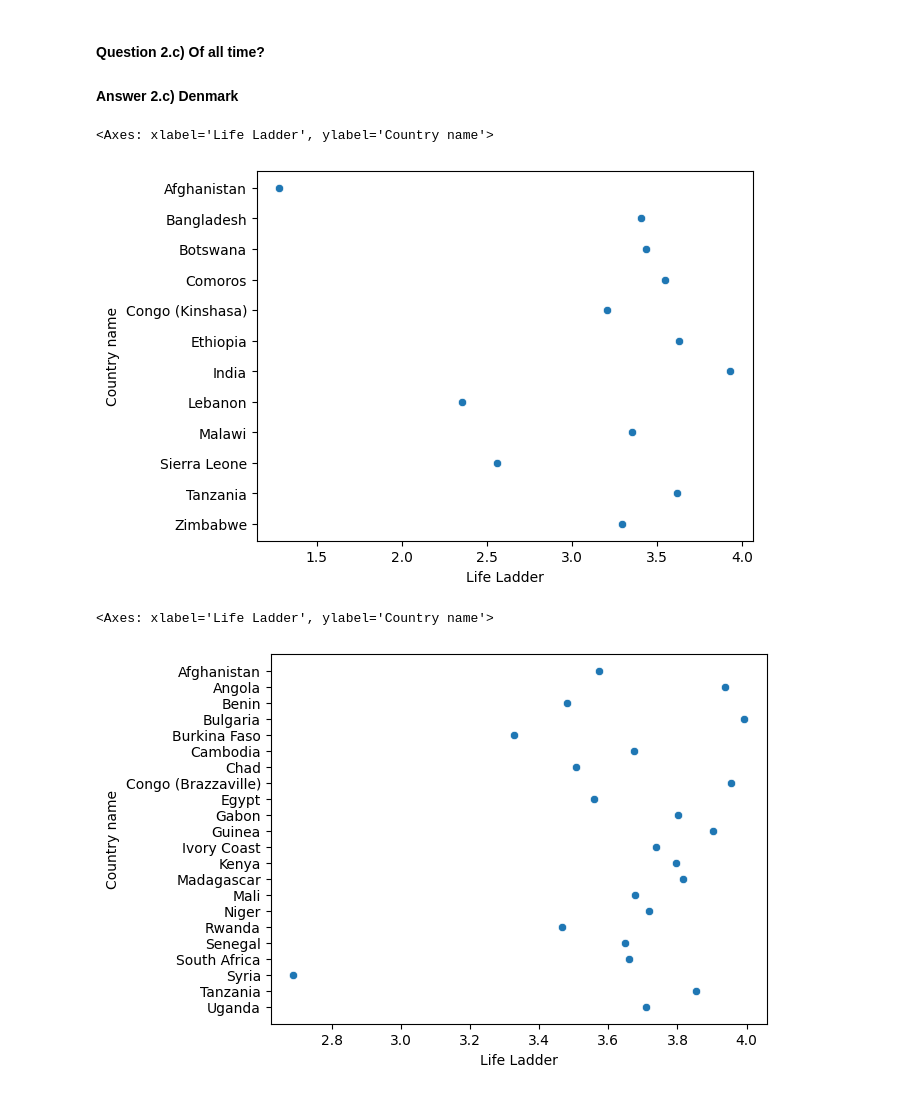
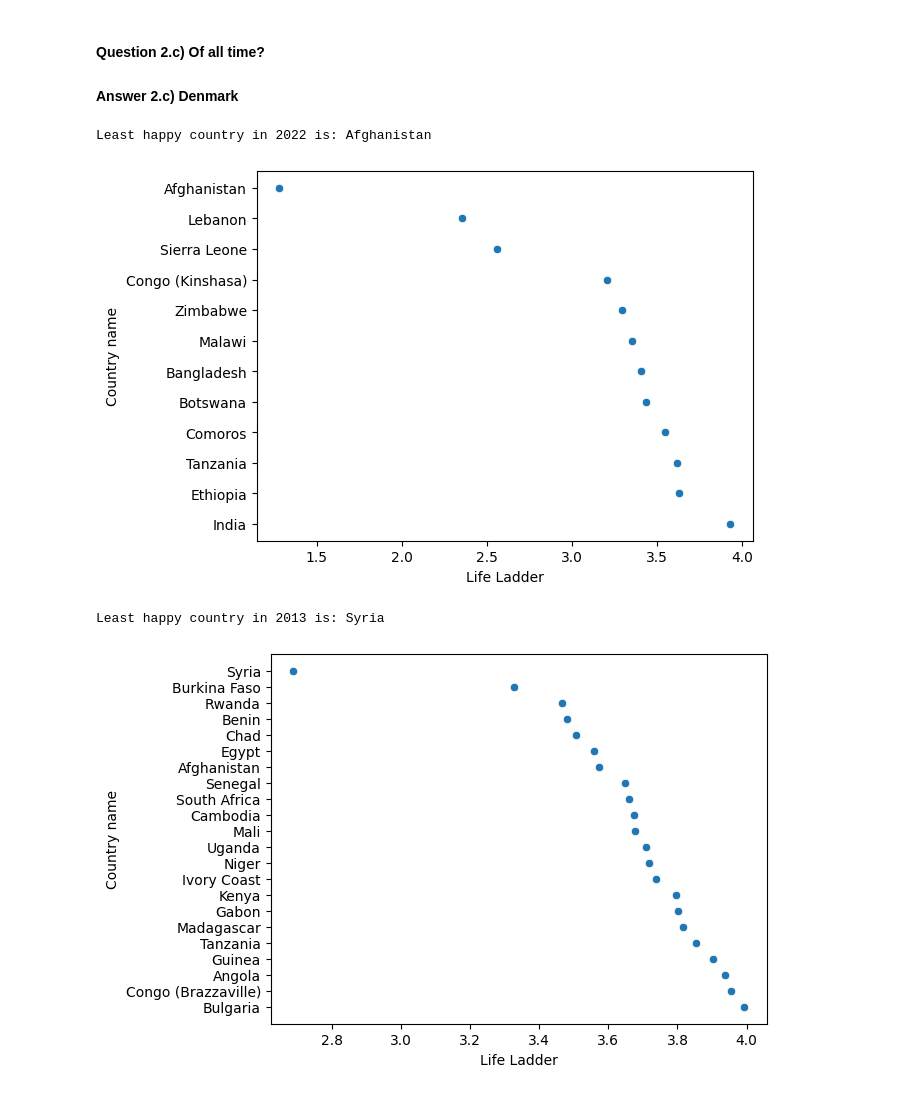
Before and after one commit to USFCA-CS663-Spring2024/happiness-vinay-bojja, a Jupyter notebook: Happiness - Assignment 1 - CS 663 (Machine Learning).ipynb, the cells around one changed output. Cells and saved outputs as stored; diff of their text form; code cells hidden in the pictures.

```diff
--- a/Happiness - Assignment 1 - CS 663 (Machine Learning).ipynb
+++ b/Happiness - Assignment 1 - CS 663 (Machine Learning).ipynb
@@ -180,19 +371,29 @@ sns.scatterplot(data = uf, x=uf['Life Ladder'], y=uf['Country name'])
 #### Question 2.c) Of all time?
 #### Answer 2.c) Denmark
 # %%
-ef = df[df['year'] == 2022]
-ef = ef[ef['Life Ladder'] < 4]
-ef
-sns.scatterplot(data = ef, x=ef['Life Ladder'], y=ef['Country name'])
+#Least happy country in 2022
+least_happy_country_2022_df = df[df['year'] == 2022]
+least_happy_country_2022_df = least_happy_country_2022_df[least_happy_country_2022_df['Life Ladder'] < 4]
+least_happy_country_2022_df = least_happy_country_2022_df.sort_values('Life Ladder')
+least_happy_country_2022 = least_happy_country_2022_df.iloc[0]['Country name']
+
+#Plot the graph and print the results
+sns.scatterplot(data = least_happy_country_2022_df, x=least_happy_country_2022_df['Life Ladder'], y=least_happy_country_2022_df['Country name'])
+print(f"Least happy country in 2022 is: {least_happy_country_2022}")
 # %% [output]
-<Axes: xlabel='Life Ladder', ylabel='Country name'>
+Least happy country in 2022 is: Afghanistan
-[figure, old version]
+[figure, new version]
 # %%
-qf = df[df['year'] == 2013]
-qf = qf[qf['Life Ladder']< 4]
-# qf
-sns.scatterplot(data = qf, x=qf['Life Ladder'], y=qf['Country name'])
+#Least happy country in 2013
+least_happy_country_2013_df = df[df['year'] == 2013]
+least_happy_country_2013_df = least_happy_country_2013_df[least_happy_country_2013_df['Life Ladder']< 4]
+least_happy_country_2013_df = least_happy_country_2013_df.sort_values('Life Ladder')
+least_happy_country_2013 = least_happy_country_2013_df.iloc[0]['Country name']
+
+# Plot the graph and print the results
+sns.scatterplot(data = least_happy_country_2013_df, x=least_happy_country_2013_df['Life Ladder'], y=least_happy_country_2013_df['Country name'])
+print(f"Least happy country in 2013 is: {least_happy_country_2013}")
 # %% [output]
-<Axes: xlabel='Life Ladder', ylabel='Country name'>
+Least happy country in 2013 is: Syria
-[figure, old version]
+[figure, new version]
 # %%
```
Also changed, not shown: parts of 23 cells of this notebook, 1 other file.
